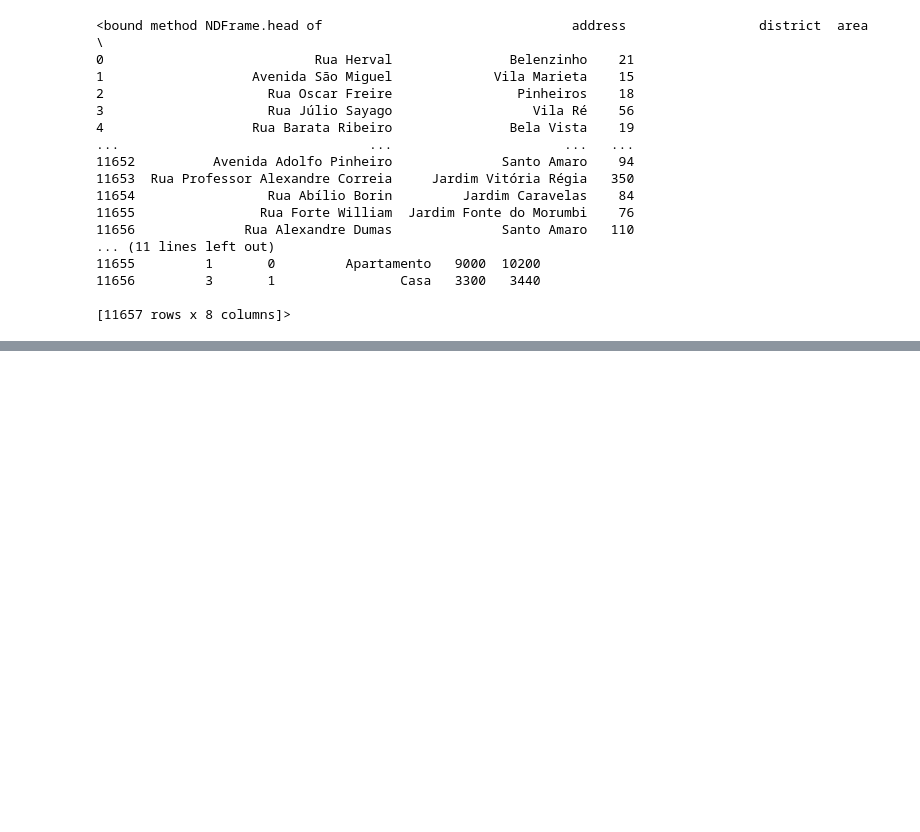
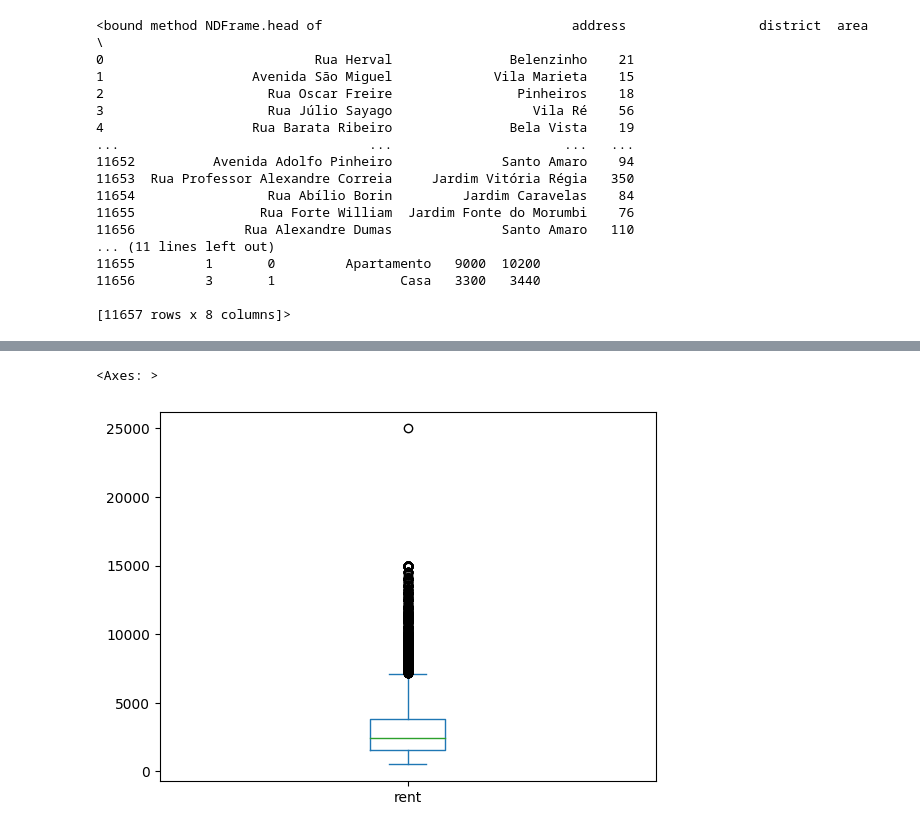
Before and after one commit to kimju03/aluguel-de-casa-em-SP, a Jupyter notebook: analise.ipynb, the cells around one changed output, grey strips where cells are left out. Saved outputs shown, nothing was run; the diff lists cells and outputs as text; code cells hidden in the pictures; blank space fills up the shorter version.

```diff
--- a/analise.ipynb
+++ b/analise.ipynb
@@ -54,0 +126,3 @@ data.head
+# %%
+data= data.sort_values(by='area')
+print(data.head(20))
@@ -54,0 +147,5 @@ data.head
+# %%
+# Nao fazem sentido ter um imovel com area 0 , 1 ,2 5 m^2
+#Remover as primieras 7 linhas
+data.drop(index=data.index[:7], inplace=True)
+print(data)
@@ -54,0 +170,7 @@ data.head
+# %%
+#Na coluna de alugel
+
+data.rent.plot.box()
+# %% [output]
+<Axes: >
+[figure, added]
```
Also changed, not shown: parts of 17 cells of this notebook, 3 other files.
